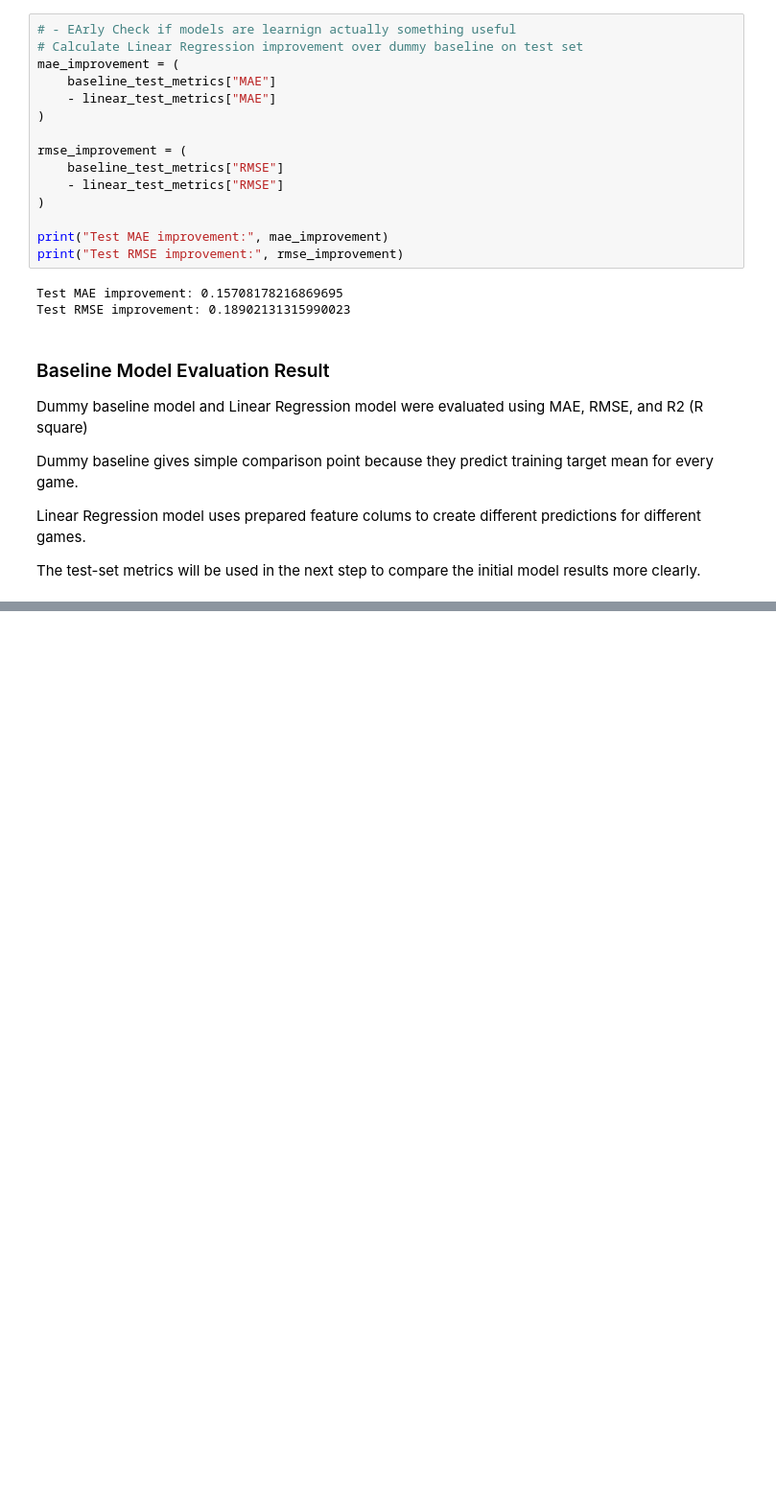
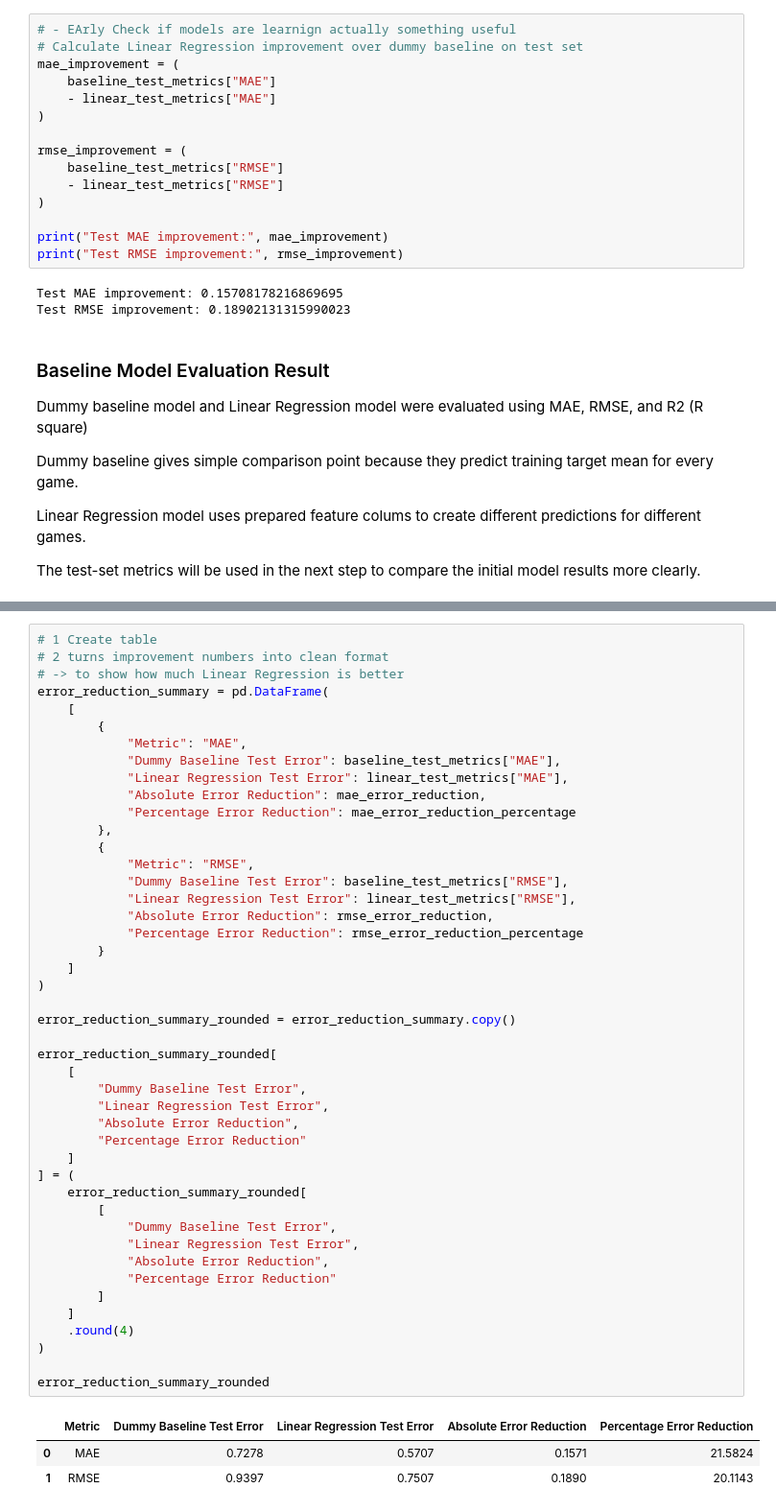
Before and after one commit to Agnogh/board-game-rating-predictor, a Jupyter notebook: notebooks/05_baseline_model_training.ipynb, the cells around one changed output, grey strips where cells are left out. Shown at 96% size. Saved outputs shown, nothing was run; the diff lists cells and outputs as text; blank space fills up the shorter version.

Commit message:
Compare initial model results
Compare dummy baseline and Linear Regression test performance, calculate error reductions, identify better initial model, and summarize initial modelling result

```diff
--- a/notebooks/05_baseline_model_training.ipynb
+++ b/notebooks/05_baseline_model_training.ipynb
@@ -525,0 +607,49 @@ The test-set metrics will be used in the next step to compare the initial model
+# %%
+# 1 Create table
+# 2 turns improvement numbers into clean format
+# -> to show how much Linear Regression is better
+error_reduction_summary = pd.DataFrame(
+    [
+        {
+            "Metric": "MAE",
+            "Dummy Baseline Test Error": baseline_test_metrics["MAE"],
+            "Linear Regression Test Error": linear_test_metrics["MAE"],
+            "Absolute Error Reduction": mae_error_reduction,
+            "Percentage Error Reduction": mae_error_reduction_percentage
+        },
+        {
+            "Metric": "RMSE",
+            "Dummy Baseline Test Error": baseline_test_metrics["RMSE"],
+            "Linear Regression Test Error": linear_test_metrics["RMSE"],
+            "Absolute Error Reduction": rmse_error_reduction,
+            "Percentage Error Reduction": rmse_error_reduction_percentage
+        }
+    ]
+)
+
+error_reduction_summary_rounded = error_reduction_summary.copy()
+
+error_reduction_summary_rounded[
+    [
+        "Dummy Baseline Test Error",
+        "Linear Regression Test Error",
+        "Absolute Error Reduction",
+        "Percentage Error Reduction"
+    ]
+] = (
+    error_reduction_summary_rounded[
+        [
+            "Dummy Baseline Test Error",
+            "Linear Regression Test Error",
+            "Absolute Error Reduction",
+            "Percentage Error Reduction"
+        ]
+    ]
+    .round(4)
+)
+
+error_reduction_summary_rounded
+# %% [output]
+|  | Metric | Dummy Baseline Test Error | Linear Regression Test Error | Absolute Error Reduction | Percentage Error Reduction |
+| 0 | MAE | 0.7278 | 0.5707 | 0.1571 | 21.5824 |
+| 1 | RMSE | 0.9397 | 0.7507 | 0.1890 | 20.1143 |
```
Also changed, not shown: parts of 7 cells of this notebook.
